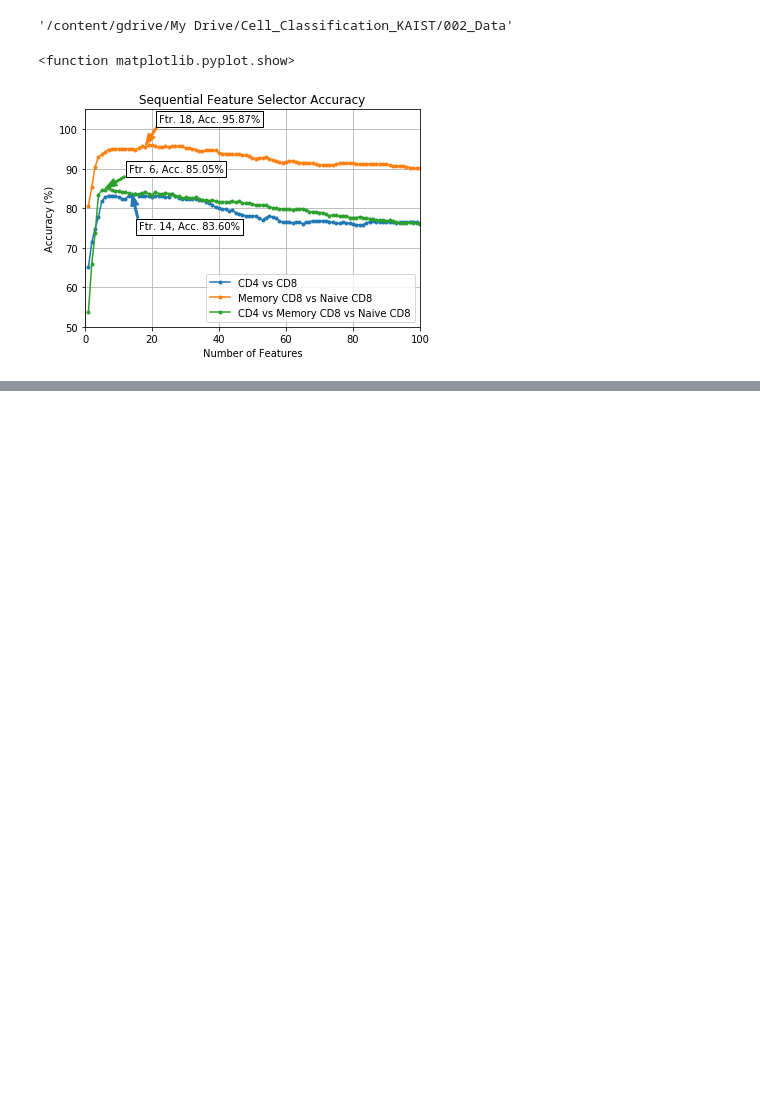
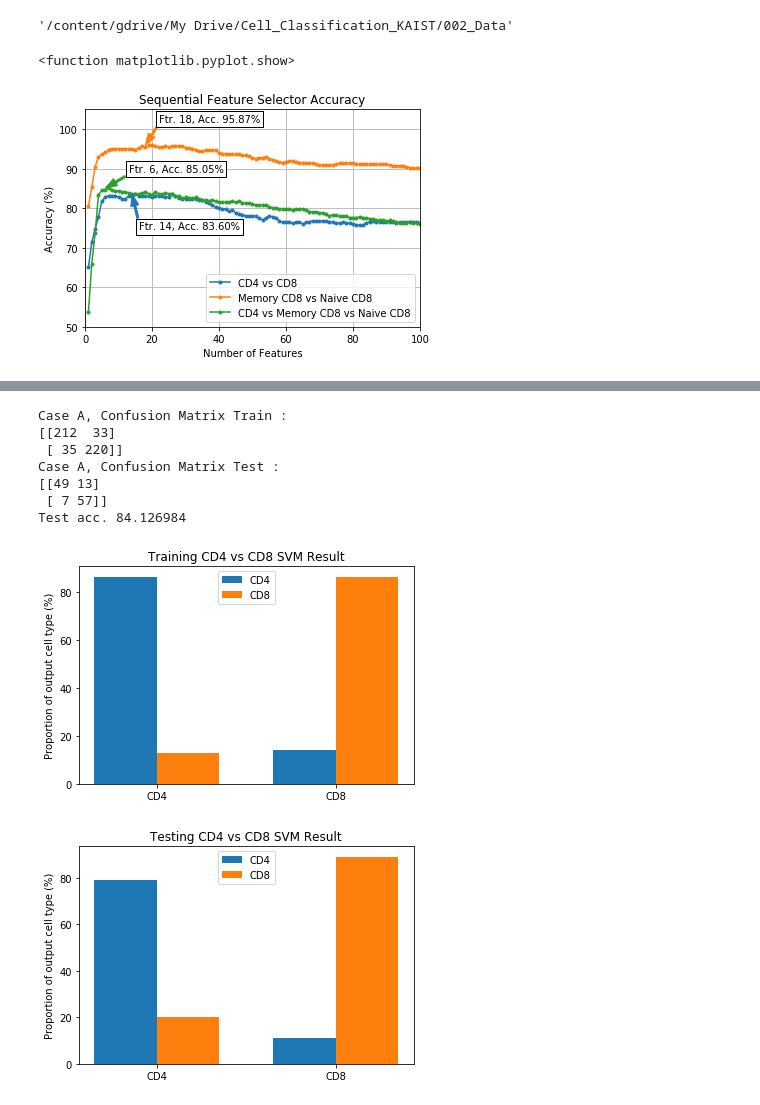
Before and after one commit to fajarwr/Cell_Classification_KAIST, a Jupyter notebook: Cell_Classification_KAIST.ipynb, the cells around one changed output, grey strips where cells are left out. Drawn from its saved outputs; the diff is of its cells as text; code cells hidden in the pictures; blank space fills up the shorter version.

```diff
--- a/Cell_Classification_KAIST.ipynb
+++ b/Cell_Classification_KAIST.ipynb
@@ -525,0 +625,52 @@ Test acc. 83.060109
+# %%
+#Show the SVM result
+#A Case
+loo = LeaveOneOut()
+svm = SVC(C=100000, gamma=0.01)
+y_pred = cross_val_predict(svm, X_train_A, y_train_A, cv=loo)
+cm_train = confusion_matrix(y_train_A,  y_pred)
+print('Case A, Confusion Matrix Train :')
+print(cm_train)
+svm.fit(X_train_A,y_train_A)
+cm_test = confusion_matrix(y_test_A,  svm.predict(X_test_A))
+print('Case A, Confusion Matrix Test :')
+print(cm_test)
+#print('Train acc. %f' %(np.mean(cross_val_score(svm, X_train_A, y_train_A, cv=loo))*100))
+print('Test acc. %f' %(svm.score(X_test_A,y_test_A)*100))
+
+
+N = 2
+ind = np.arange(N)
+width = 0.35
+CD4_out = cm_train[:,0]/np.sum(cm_train[0,:])*100
+CD8_out = cm_train[:,1]/np.sum(cm_train[1,:])*100
+plt.bar(ind,CD4_out, width, label='CD4')
+plt.bar(ind+width,CD8_out, width, label='CD8')
+plt.ylabel('Proportion of output cell type (%)')
+plt.title('Training CD4 vs CD8 SVM Result')
+plt.xticks(ind + width / 2, ('CD4', 'CD8'))
+plt.legend(loc='best')
+plt.show()
+
+N = 2
+ind = np.arange(N)
+width = 0.35
+CD4_out = cm_test[:,0]/np.sum(cm_test[0,:])*100
+CD8_out = cm_test[:,1]/np.sum(cm_test[1,:])*100
+plt.bar(ind,CD4_out, width, label='CD4')
+plt.bar(ind+width,CD8_out, width, label='CD8')
+plt.ylabel('Proportion of output cell type (%)')
+plt.title('Testing CD4 vs CD8 SVM Result')
+plt.xticks(ind + width / 2, ('CD4', 'CD8'))
+plt.legend(loc='best')
+plt.show()
+# %% [output]
+Case A, Confusion Matrix Train :
+[[212  33]
+ [ 35 220]]
+Case A, Confusion Matrix Test :
+[[49 13]
+ [ 7 57]]
+Test acc. 84.126984
+[figure, added]
+[figure, added]
```
Also changed, not shown: parts of 23 cells of this notebook.
